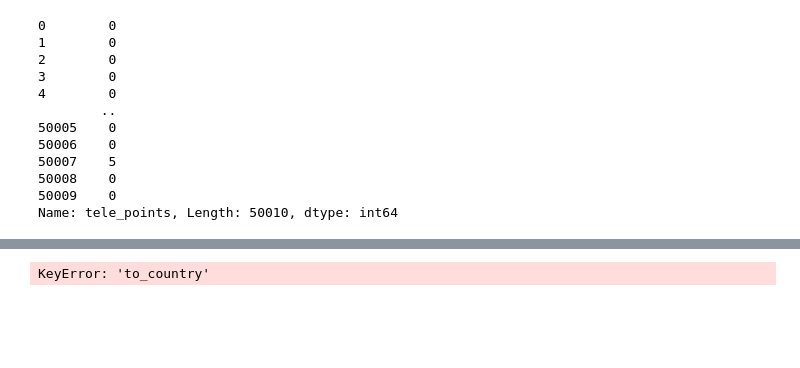
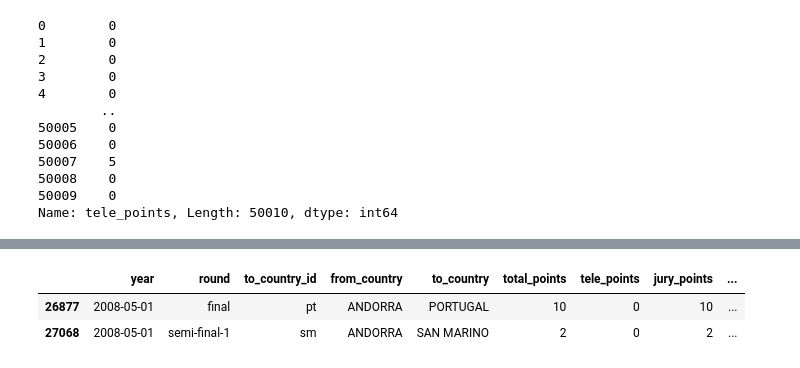
Before and after one commit to Lxm-100/eurovision-analysis, a Jupyter notebook: notebooks/test notebook.ipynb, the cells around one changed output, grey strips where cells are left out. Cells and saved outputs as stored; diff of their text form; code cells hidden in the pictures; blank space fills up the shorter version.

```diff
--- a/notebooks/test notebook.ipynb
+++ b/notebooks/test notebook.ipynb
@@ -510,8 +516,14 @@ Name: tele_points, Length: 50010, dtype: int64
 # %%
-votes_test = votes_clean.merge(country_codes, on="from_country", how="left", indicator=True)
+votes_test = votes_clean.merge(country_codes_from, on="from_country", how="left", indicator=True)
-# %% [output]
-KeyError: 'to_country'
 # %%
-votes_test.sort_values(by=["_merge"], inplace = True)
+votes_test.sort_values(by=["from_country_id"], ascending =True, inplace = True)
-# %%
-votes_test.drop(['alpha2', 'alpha3', "_merge"], axis = 1, inplace = True)
+# %%
+votes_test.drop(['from_country_id', 'alpha3', "_merge"], axis = 1, inplace = True)
+# %%
+votes_test.rename(columns={"alpha2": "from_country_id"}, inplace = True)
+# %%
+votes_test.head(2)
+# %% [output]
+|  | year | round | to_country_id | from_country | to_country | total_points | tele_points | jury_points | ... |
+| 26877 | 2008-05-01 | final | pt | ANDORRA | PORTUGAL | 10 | 0 | 10 | ... |
+| 27068 | 2008-05-01 | semi-final-1 | sm | ANDORRA | SAN MARINO | 2 | 0 | 2 | ... |
```
Also changed, not shown: parts of 35 cells of this notebook, 6 other files.
